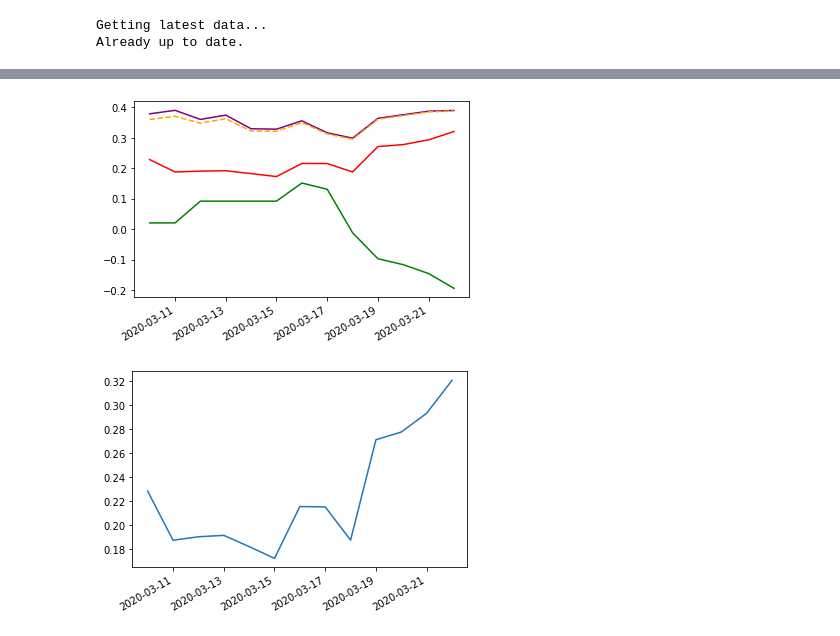
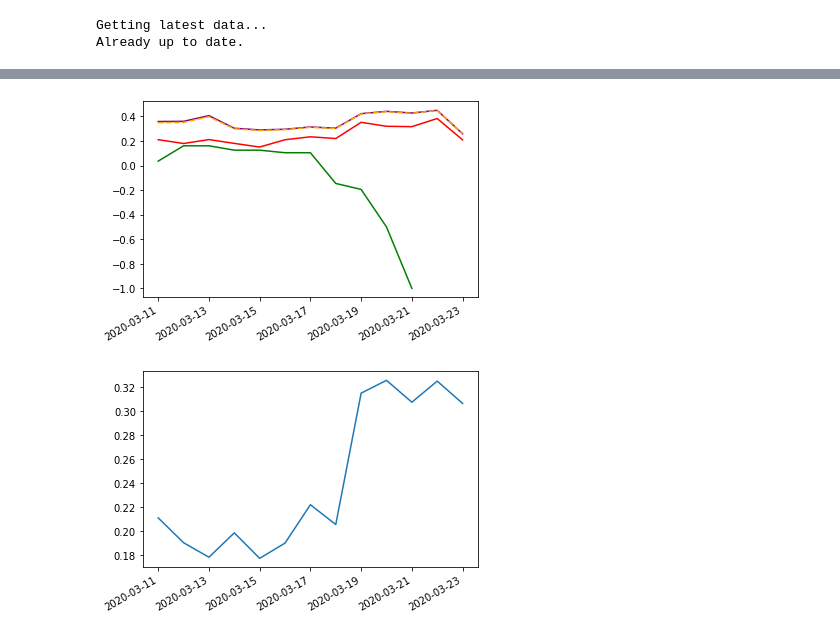
Before and after one commit to Addidy/coronavirus-analysis, a Jupyter notebook: src/US.ipynb, the cells around one changed output, grey strips where cells are left out. Drawn from its saved outputs; the diff is of its cells as text; code cells hidden in the pictures.

```diff
--- a/src/US.ipynb
+++ b/src/US.ipynb
@@ -49,8 +49,8 @@ US.graph_changes_pct(since_x_days_ago=13)
 # %%
-US.graph_changes_pct_avg(since_x_days_ago=13,window=7)
+US.graph_changes_pct_avg(since_x_days_ago=13,window=4)
 # %% [output]
-[figure, old version]
+[figure, new version]
 # %%
-US.graph_data(['death_change%7a'], since_x_days_ago=13)
+US.graph_data(['death_change%5a'], since_x_days_ago=13)
 # %% [output]
-[figure, old version]
+[figure, new version]
```
Also changed, not shown: parts of 7 cells of this notebook, 8 other files.
